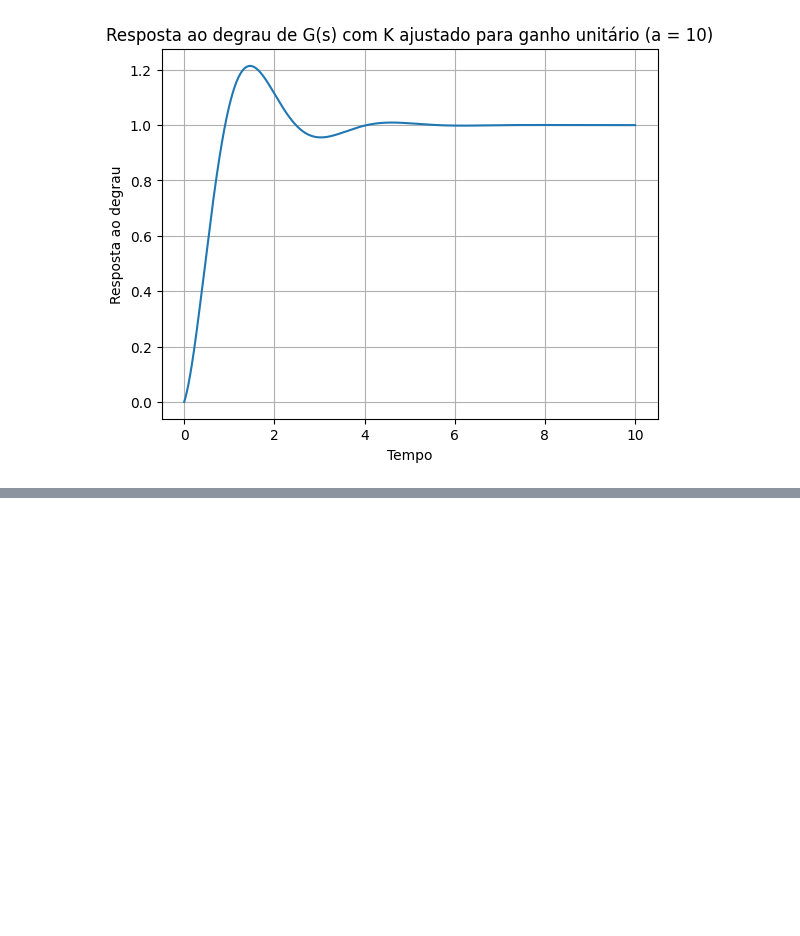
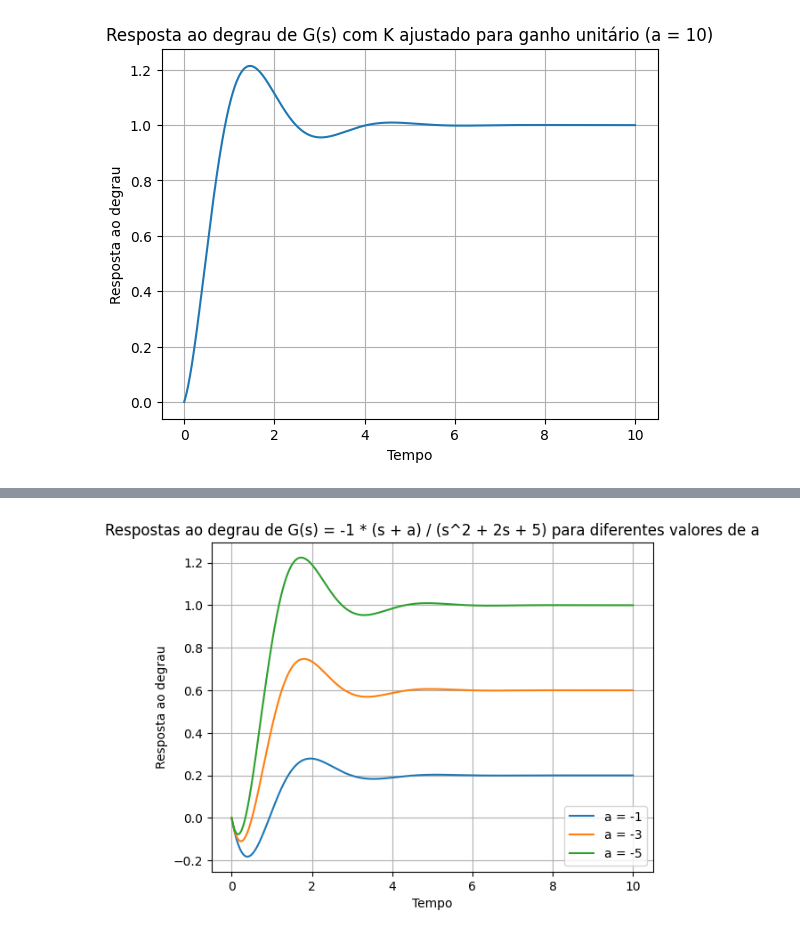
Before and after one commit to MatheusrCunha/sistemas_de_controle_1, a Jupyter notebook: sistemas_de_3a.ipynb, the cells around one changed output, grey strips where cells are left out. Cells and saved outputs as stored; diff of their text form; code cells hidden in the pictures; blank space fills up the shorter version.

```diff
--- a/sistemas_de_3a.ipynb
+++ b/sistemas_de_3a.ipynb
@@ -148,0 +187,32 @@ plt.show()
+# %%
+import numpy as np
+import matplotlib.pyplot as plt
+import control as ctrl
+
+
+z = [-1, -3, -5]
+
+# Tempo de amostragem
+t = np.linspace(0, 10, 1000)
+
+plt.figure()
+for a in z:
+
+    den = [1, 2, 5]
+
+    num = [-1, -1 * a]
+
+    G = ctrl.TransferFunction(num, den)
+
+    time, response = ctrl.step_response(G, T=t)
+
+    plt.plot(time, response, label=f'a = {a}')
+
+plt.title('Respostas ao degrau de G(s) = -1 * (s + a) / (s^2 + 2s + 5) para diferentes valores de a')
+plt.xlabel('Tempo')
+plt.ylabel('Resposta ao degrau')
+plt.grid()
+plt.legend()
+plt.show()
+# %% [output]
+[figure, added]
```
Also changed, not shown: parts of 2 cells of this notebook.
